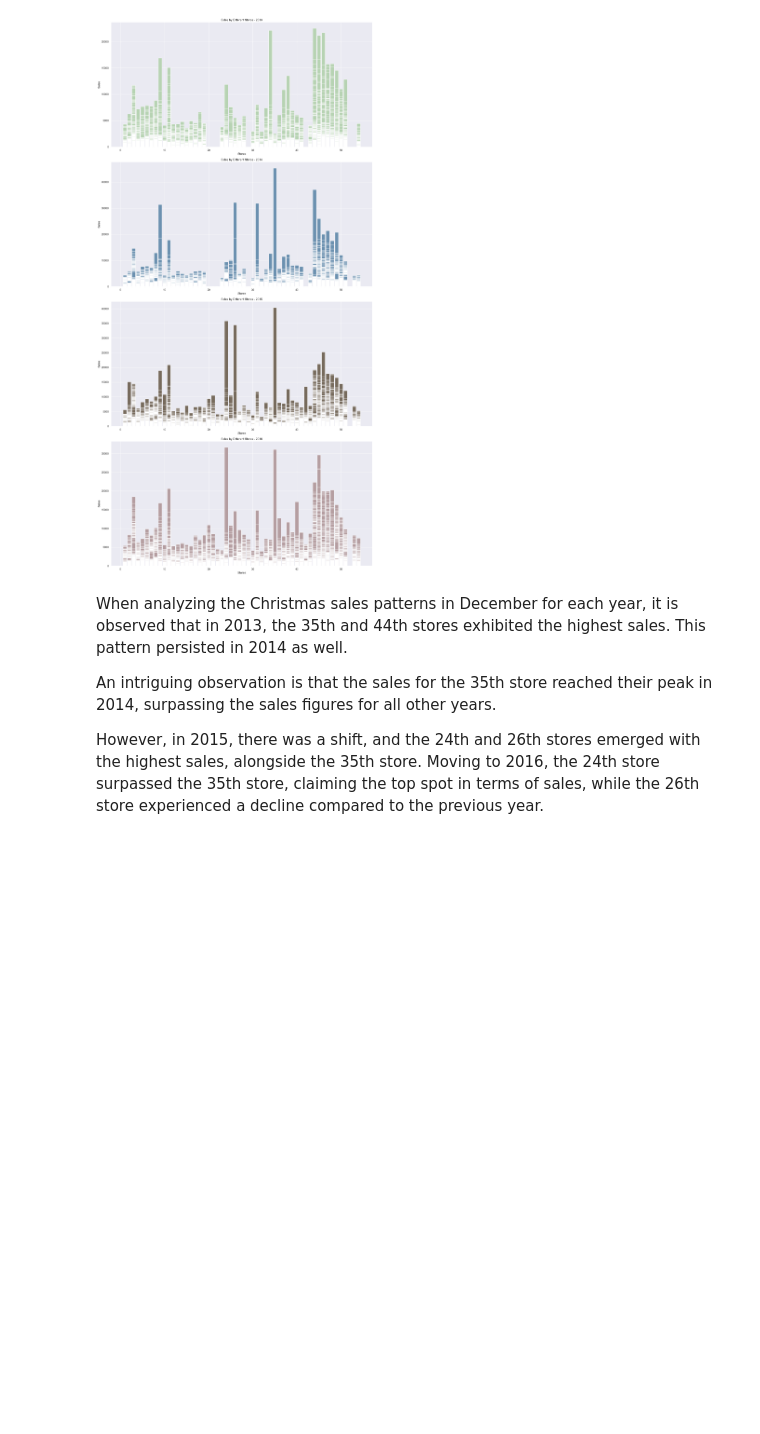
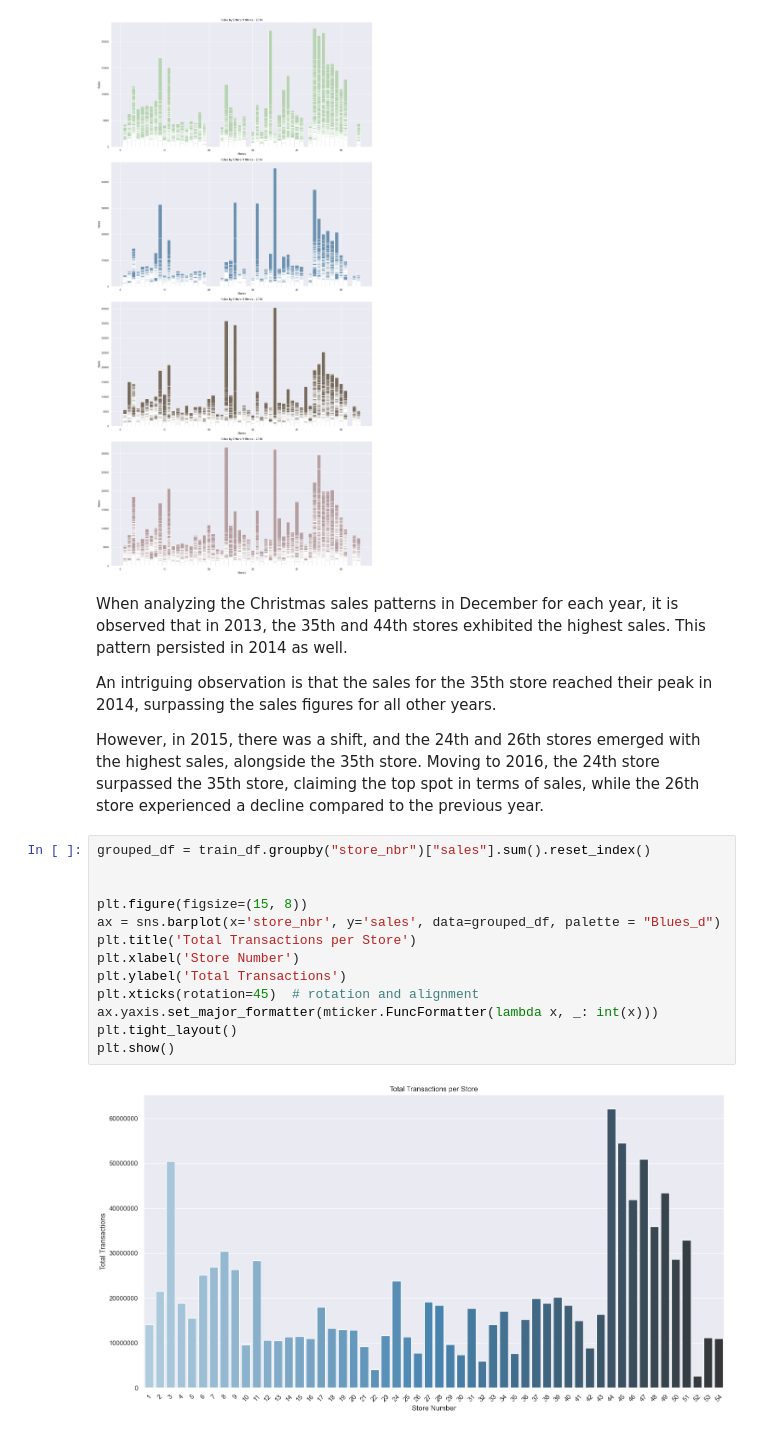
Before and after one commit to melisnv/data-science-projects, a Jupyter notebook: time-series-store-sales/store-sales.ipynb, the cells around one changed output. Drawn from its saved outputs; the diff is of its cells as text; blank space fills up the shorter version.

```diff
--- a/time-series-store-sales/store-sales.ipynb
+++ b/time-series-store-sales/store-sales.ipynb
@@ -220,3 +221,18 @@ When analyzing the Christmas sales patterns in December for each year, it is obs
 An intriguing observation is that the sales for the 35th store reached their peak in 2014, surpassing the sales figures for all other years.<br>
 
 However, in 2015, there was a shift, and the 24th and 26th stores emerged with the highest sales, alongside the 35th store. Moving to 2016, the 24th store surpassed the 35th store, claiming the top spot in terms of sales, while the 26th store experienced a decline compared to the previous year.
+# %%
+grouped_df = train_df.groupby("store_nbr")["sales"].sum().reset_index()
+
+
+plt.figure(figsize=(15, 8))
+ax = sns.barplot(x='store_nbr', y='sales', data=grouped_df, palette = "Blues_d")
+plt.title('Total Transactions per Store')
+plt.xlabel('Store Number')
+plt.ylabel('Total Transactions')
+plt.xticks(rotation=45)  # rotation and alignment
+ax.yaxis.set_major_formatter(mticker.FuncFormatter(lambda x, _: int(x)))
+plt.tight_layout()
+plt.show()
+# %% [output]
+[figure, added]
```
Also changed, not shown: parts of 2 cells of this notebook, 1 other file.
